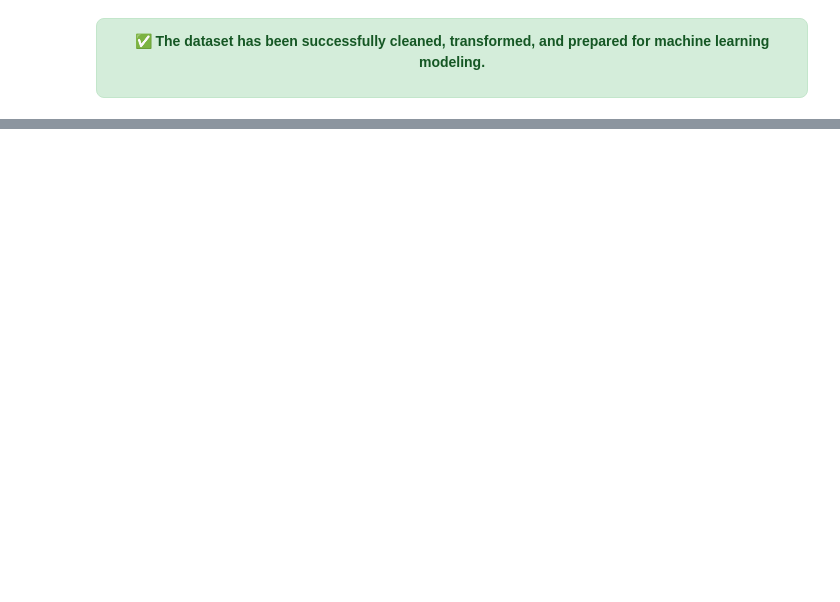
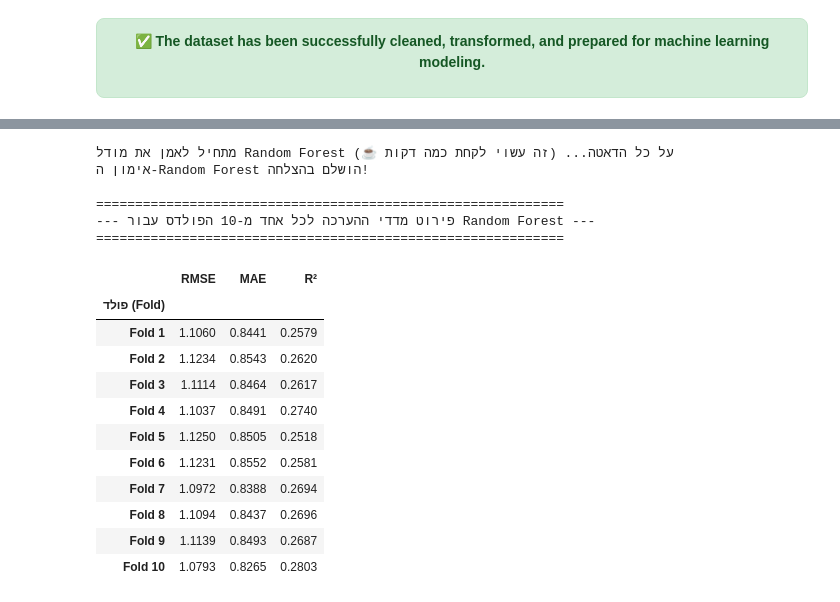
Before and after one commit to BarelAndArad/python-ml-project, a Jupyter notebook: Python_ML_Project.ipynb, the cells around one changed output, grey strips where cells are left out. Cells and saved outputs as stored; diff of their text form; code cells hidden in the pictures; blank space fills up the shorter version.

```diff
--- a/Python_ML_Project.ipynb
+++ b/Python_ML_Project.ipynb
@@ -2187,0 +581,79 @@ df.head()
+# %%
+X = df_prepared.drop(columns=['averageRating'])
+y = df_prepared['averageRating']
+
+X_train, X_test, y_train, y_test = train_test_split(X, y, test_size=0.2, random_state=42)
+
+# ==========================================================================
+# 2. הגדרת צינורות העיבוד (Pipelines) אוטומטיים
+# ==========================================================================
+numeric_transformer = Pipeline(steps=[
+    ('imputer', SimpleImputer(strategy='median')),
+    ('scaler', StandardScaler())
+])
+
+categorical_transformer = Pipeline(steps=[
+    ('imputer', SimpleImputer(strategy='most_frequent')),
+    ('encoder', OneHotEncoder(handle_unknown='ignore'))
+])
+
+# ה-ColumnTransformer שואב אוטומטית את העמודות לפי הסוג שלהן
+preprocessor = ColumnTransformer(
+    transformers=[
+        ('num', numeric_transformer, make_column_selector(dtype_include=np.number)),
+        ('cat', categorical_transformer, make_column_selector(dtype_exclude=np.number))
+    ],
+    remainder='drop'
+)
+
+# ==========================================================================
+# 3. צינור האימון של Random Forest
+# ==========================================================================
+rf_pipeline = Pipeline(steps=[
+    ('preprocessor', preprocessor),
+    ('regressor', RandomForestRegressor(random_state=42, n_jobs=-1)) # n_jobs=-1 מאיץ משמעותית את החישוב!
+])
+
+# פרמטרים בסיסיים ויעילים לבדיקה כדי שלא ייקח נצח
+param_grid_rf = {
+    'regressor__n_estimators': [100, 200],  # כמות העצים ביער
+    'regressor__max_depth': [10, 20, None]  # עומק העץ
+}
+
+grid_search_rf = GridSearchCV(
+    estimator=rf_pipeline,
+    param_grid=param_grid_rf,
+    cv=10,
+    scoring=['neg_root_mean_squared_error', 'neg_mean_absolute_error', 'r2'],
+    refit='neg_root_mean_squared_error',
+    n_jobs=-1
+)
+
+# ==========================================================================
+# 4. הרצה והדפסת התוצאות
+# ==========================================================================
+print("מתחיל לאמן את מודל Random Forest על כל הדאטה... (זה עשוי לקחת כמה דקות ☕)")
+grid_search_rf.fit(X_train, y_train)
+print("אימון ה-Random Forest הושלם בהצלחה!\n")
+
+# קורא לפונקציה המוכרת שלנו כדי להציג את הדו"ח (הנחתי שהיא כבר הורצה בזיכרון קודם)
+evaluate_model_performance(grid_search_rf, X_train, X_test, y_train, y_test, model_name="Random Forest")
+# %% [output]
+מתחיל לאמן את מודל Random Forest על כל הדאטה... (זה עשוי לקחת כמה דקות ☕)
+אימון ה-Random Forest הושלם בהצלחה!
+
+============================================================
+--- פירוט מדדי ההערכה לכל אחד מ-10 הפולדס עבור Random Forest ---
+============================================================
+|  | RMSE | MAE | R² |
+| פולד (Fold) |  |  |  |
+| Fold 1 | 1.1060 | 0.8441 | 0.2579 |
+| Fold 2 | 1.1234 | 0.8543 | 0.2620 |
+| Fold 3 | 1.1114 | 0.8464 | 0.2617 |
+| Fold 4 | 1.1037 | 0.8491 | 0.2740 |
+| Fold 5 | 1.1250 | 0.8505 | 0.2518 |
+| Fold 6 | 1.1231 | 0.8552 | 0.2581 |
+| Fold 7 | 1.0972 | 0.8388 | 0.2694 |
+| Fold 8 | 1.1094 | 0.8437 | 0.2696 |
+| Fold 9 | 1.1139 | 0.8493 | 0.2687 |
+| Fold 10 | 1.0793 | 0.8265 | 0.2803 |
```
Also changed, not shown: parts of 84 cells of this notebook.
